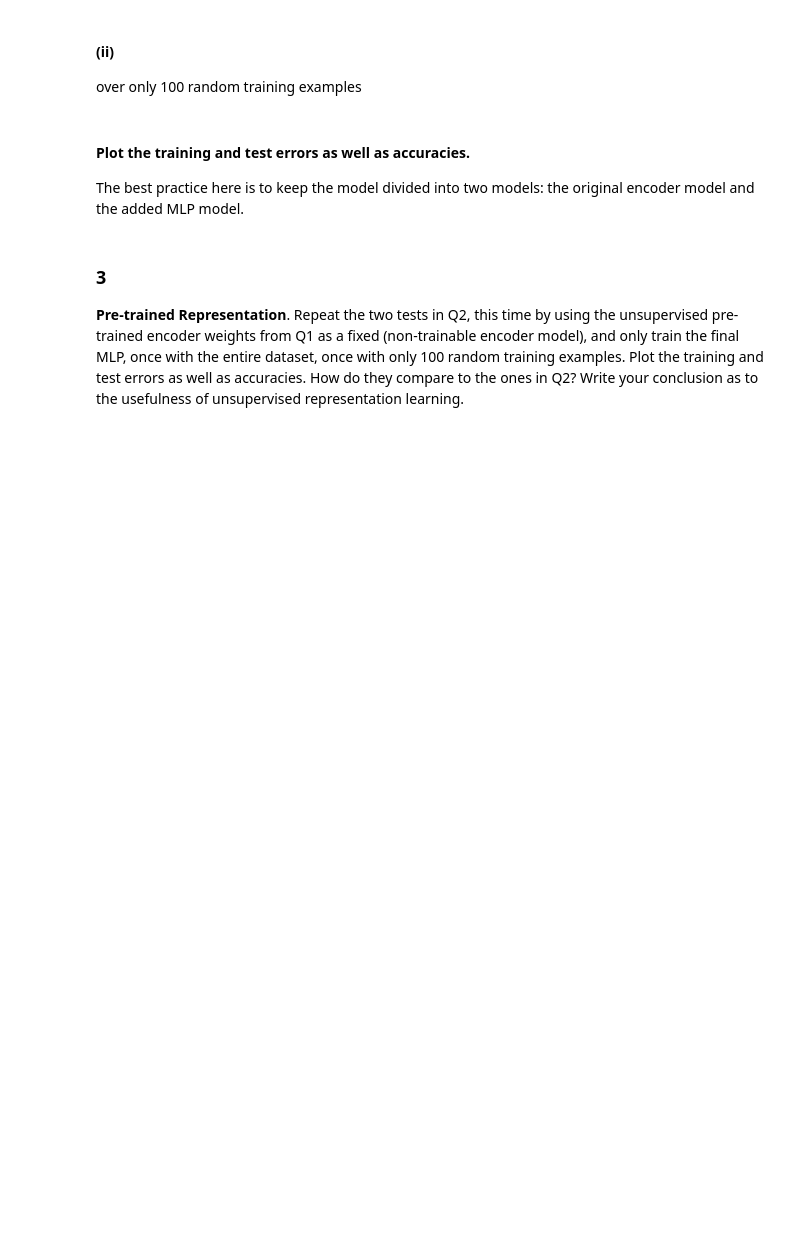
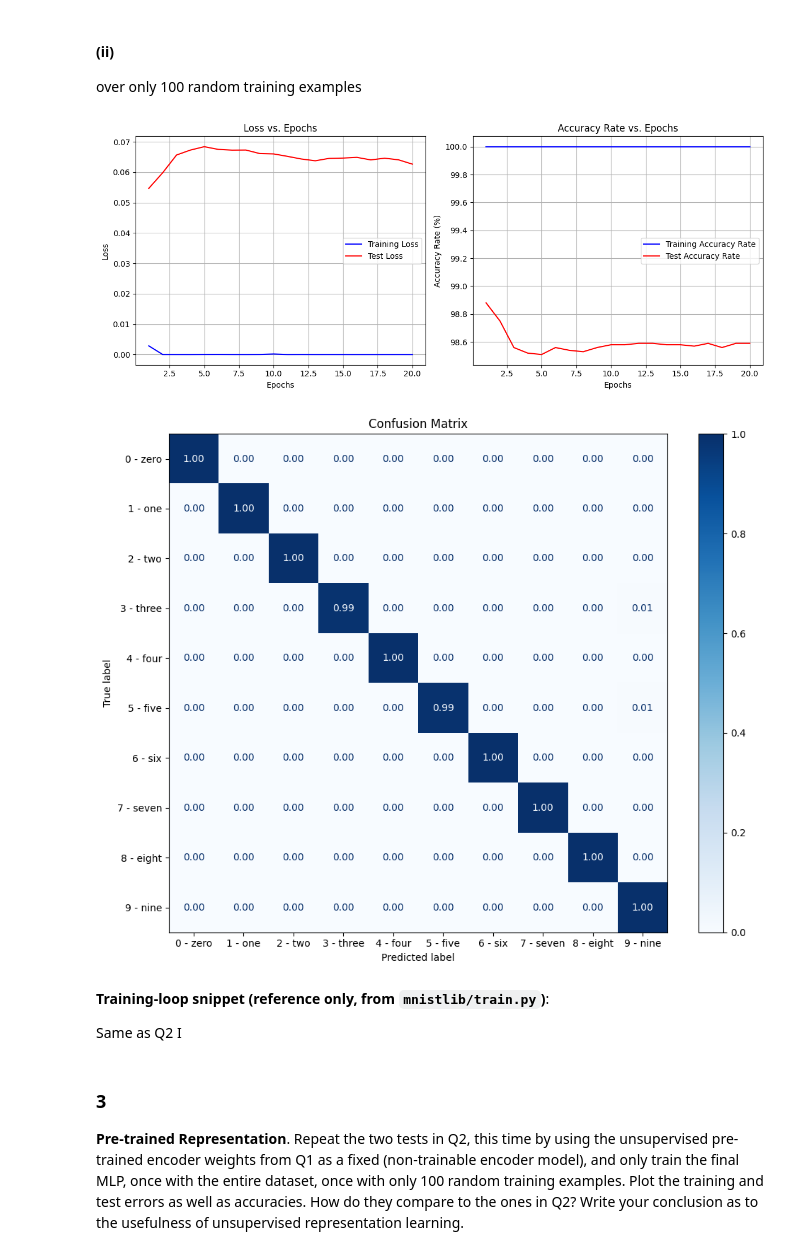
Before and after one commit to NathanP23/Introduction-to-Deep-Learning-67822, a Jupyter notebook: Ex2/Ex2Sol.ipynb, the cells around one changed output. Cells and saved outputs as stored; diff of their text form; code cells hidden in the pictures; blank space fills up the shorter version.

```diff
--- a/Ex2/Ex2Sol.ipynb
+++ b/Ex2/Ex2Sol.ipynb
@@ -200,6 +347,14 @@ The best practice of implementing this code is by defining separate encoder and
 # %% [markdown]
 ### 2
 **Classifier**. Use the same architecture as the encoder in Q1 in order to define a classification network by combining it with a single-layered MLP network that will map the latent space into a 10 (digits) class prediction. Train this network to predict the digit classes using cross-entropy loss in two scenarios:
+# %%
+from torchvision import datasets
+
+dataset_train = datasets.MNIST(root=".", train=True, download=True, transform=transforms.ToTensor())
+dataset_test = datasets.MNIST(root=".", train=False, download=True, transform=transforms.ToTensor())
+
+train_loader = DataLoader(dataset_train, batch_size=64, shuffle=True)
+test_loader = DataLoader(dataset_test, batch_size=64, shuffle=True)
 # %% [markdown]
 #### (i)
 over the entire training set
@@ -206,9 +465,35 @@ over the entire training set
 # %% [markdown]
 #### (ii)
 over only 100 random training examples
-# %% [markdown]
-#### Plot the training and test errors as well as accuracies.
-The best practice here is to keep the model divided into two models: the original encoder model and the added MLP model.
+# %%
+# Sample from the dataset, not the loader
+indices = random.sample(range(len(dataset_train)), 100)
+train_subset_dataset = Subset(dataset_train, indices)
+train_subset_loader = DataLoader(train_subset_dataset, batch_size=10, shuffle=True)
+
+torch.manual_seed(42)
+torch.cuda.manual_seed(42)
+
+trained_model, train_losses, train_accuracies, test_losses, test_accuracies = train_MLP_model(
+    model,
+    train_subset_loader,
+    test_loader,
+    criterion,
+    optimizer,
+    num_epochs
+)
+
+torch.save(model.state_dict(), os.path.join(models_root_dir, 'Ex2_Q2_II_latentclassifier_100_random.pt'))
+
+plot_training_curves(train_losses, test_losses, train_accuracies, test_accuracies)
+plot_sklearn_confusion_matrix(model, train_loader, normalize='true', class_names=train_loader.dataset.classes)
+# %% [output]
+[figure, added]
+[figure, added]
+# %% [markdown]
+**Training-loop snippet (reference only, from `mnistlib/train.py`)**:
+
+Same as Q2 I
 # %% [markdown]
 ### 3
 **Pre-trained Representation**. Repeat the two tests in Q2, this time by using the unsupervised pre-trained encoder weights from Q1 as a fixed (non-trainable encoder model), and only train the final MLP, once with the entire dataset, once with only 100 random training examples. Plot the training and test errors as well as accuracies. How do they compare to the ones in Q2? Write your conclusion as to the usefulness of unsupervised representation learning.
```
Also changed, not shown: parts of 45 cells of this notebook, 9 other files.
